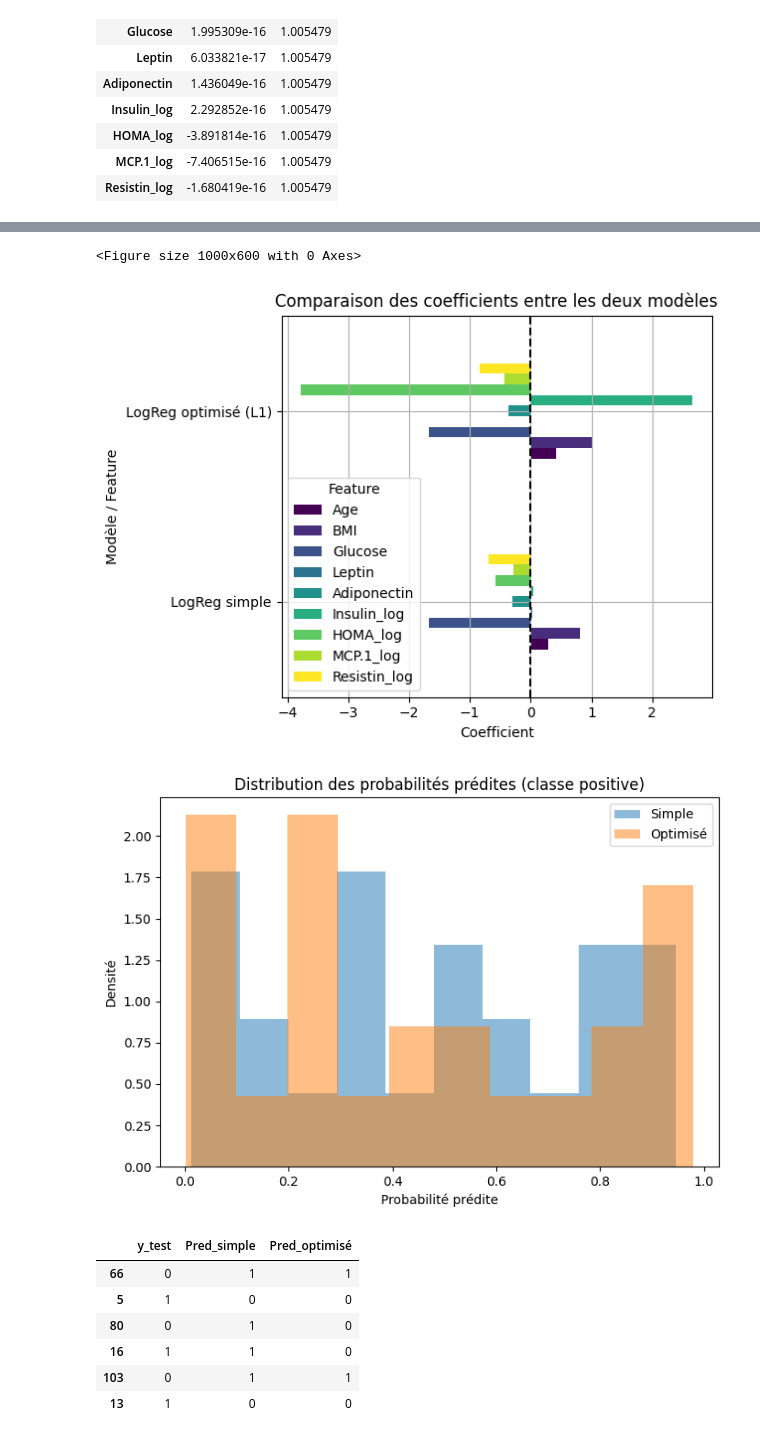
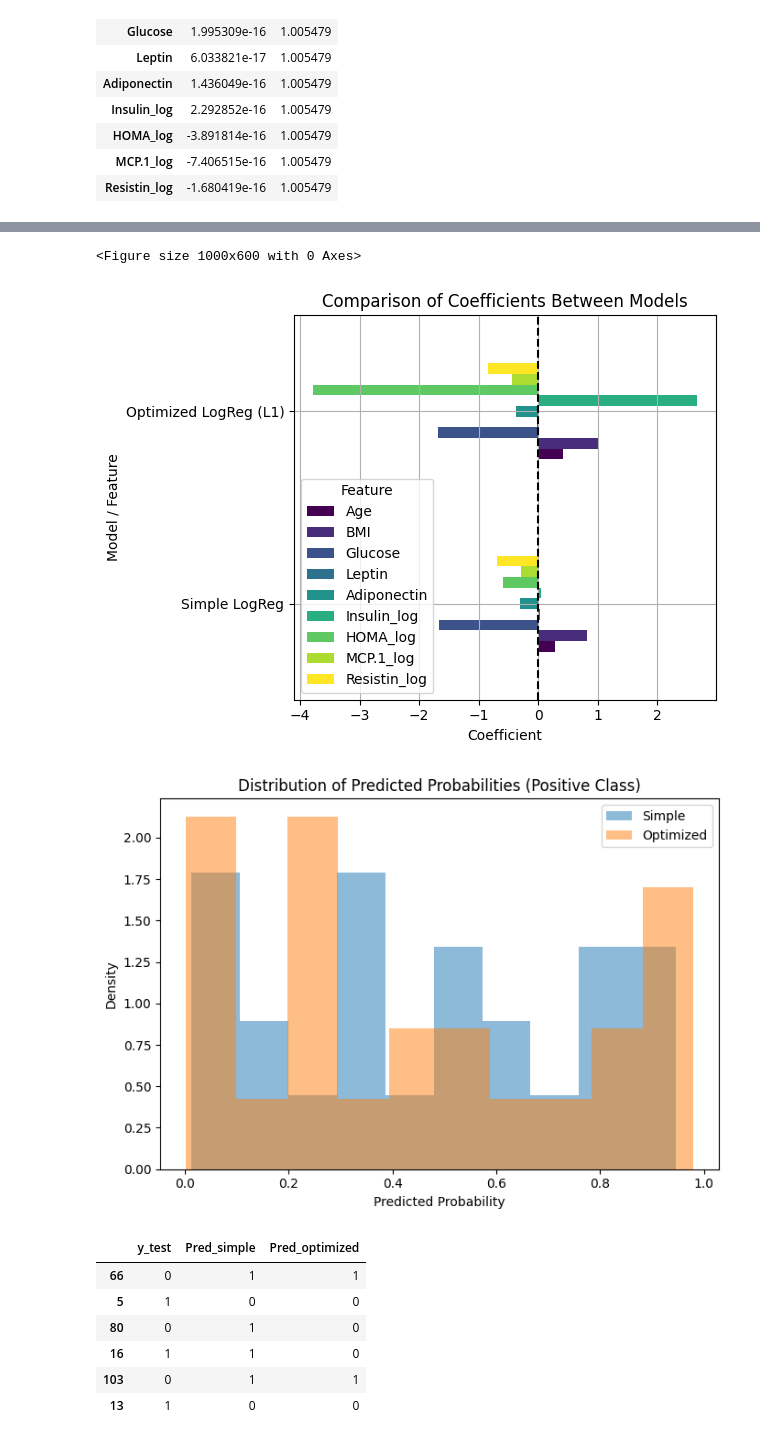
Before and after one commit to ErwanR123/breast-cancer-detection, a Jupyter notebook: logistic_regression.ipynb, the cells around one changed output, grey strips where cells are left out. Cells and saved outputs as stored; diff of their text form; code cells hidden in the pictures.

```diff
--- a/logistic_regression.ipynb
+++ b/logistic_regression.ipynb
@@ -820,13 +825,13 @@ Cette évaluation confirme que la régression logistique constitue un **modèle
 # %%
-from sklearn.metrics import (roc_auc_score)
+from sklearn.metrics import roc_auc_score
 
-# 1. Calcul des probabilités
+# 1. Compute predicted probabilities
 y_proba_simple = logreg_simple.predict_proba(X_test_scaled)[:, 1]
 y_proba_best = best_logreg.predict_proba(X_test_scaled)[:, 1]
 
-# 2. Récapitulatif des scores
+# 2. Summary of scores
 results = pd.DataFrame({
-    'Modèle': ['LogReg simple', 'LogReg optimisé (L1, C=100)'],
+    'Model': ['Simple LogReg', 'Optimized LogReg (L1, C=100)'],
     'Accuracy': [
         accuracy_score(y_test, y_pred_simple),
         accuracy_score(y_test, y_pred_best)
@@ -842,58 +847,58 @@ results = pd.DataFrame({
 })
 print(results.round(3))
 
-# 3. Courbes ROC superposées
+# 3. Overlaid ROC curves
 fpr_simple, tpr_simple, _ = roc_curve(y_test, y_proba_simple)
 fpr_best, tpr_best, _ = roc_curve(y_test, y_proba_best)
 
 plt.figure(figsize=(8, 6))
 plt.plot(fpr_simple, tpr_simple, '--', label=f'Simple (AUC={roc_auc_score(y_test, y_proba_simple):.2f})')
-plt.plot(fpr_best, tpr_best, '-', label=f'Optimisé (AUC={roc_auc_score(y_test, y_proba_best):.2f})')
+plt.plot(fpr_best, tpr_best, '-', label=f'Optimized (AUC={roc_auc_score(y_test, y_proba_best):.2f})')
 plt.plot([0, 1], [0, 1], linestyle=':', color='grey')
-plt.title("Comparaison des courbes ROC")
-plt.xlabel("Taux de faux positifs (FPR)")
-plt.ylabel("Taux de vrais positifs (TPR)")
+plt.title("ROC Curve Comparison")
+plt.xlabel("False Positive Rate (FPR)")
+plt.ylabel("True Positive Rate (TPR)")
 plt.legend()
 plt.grid(True)
 plt.tight_layout()
 plt.show()
 
-# 4. Comparaison des coefficients
+# 4. Comparison of coefficients
 coef_df = pd.DataFrame({
     'Feature': X_train_scaled.columns,
-    'LogReg simple': logreg_simple.coef_[0],
-    'LogReg optimisé (L1)': best_logreg.coef_[0]
+    'Simple LogReg': logreg_simple.coef_[0],
+    'Optimized LogReg (L1)': best_logreg.coef_[0]
 }).set_index('Feature')
 
 plt.figure(figsize=(10, 6))
 coef_df.T.plot(kind='barh', colormap='viridis')
 plt.axvline(x=0, color='black', linestyle='--')
-plt.title("Comparaison des coefficients entre les deux modèles")
+plt.title("Comparison of Coefficients Between Models")
 plt.xlabel("Coefficient")
-plt.ylabel("Modèle / Feature")
+plt.ylabel("Model / Feature")
 plt.grid(True)
 plt.tight_layout()
 plt.show()
 
-# 5. Distribution des probabilités prédites (classe 1)
+# 5. Distribution of predicted probabilities (class 1)
 plt.figure(figsize=(7, 5))
 plt.hist(y_proba_simple, bins=10, alpha=0.5, label="Simple", density=True)
-plt.hist(y_proba_best, bins=10, alpha=0.5, label="Optimisé", density=True)
-plt.title("Distribution des probabilités prédites (classe positive)")
-plt.xlabel("Probabilité prédite")
-plt.ylabel("Densité")
+plt.hist(y_proba_best, bins=10, alpha=0.5, label="Optimized", density=True)
+plt.title("Distribution of Predicted Probabilities (Positive Class)")
+plt.xlabel("Predicted Probability")
+plt.ylabel("Density")
 plt.legend()
 plt.tight_layout()
 plt.show()
 
-# 6. Analyse des erreurs par individu
-erreurs = pd.DataFrame({
+# 6. Analysis of errors per individual
+errors = pd.DataFrame({
     'y_test': y_test.values,
     'Pred_simple': y_pred_simple,
-    'Pred_optimisé': y_pred_best
+    'Pred_optimized': y_pred_best
 }, index=y_test.index)
 
-# Afficher uniquement les cas mal classés par au moins un des deux modèles
-diff = erreurs.query("Pred_simple != y_test or Pred_optimisé != y_test")
+# Display only cases misclassified by at least one model
+diff = errors.query("Pred_simple != y_test or Pred_optimized != y_test")
 display(diff)
 # %% [output]
@@ -904,7 +909,7 @@ display(diff)
 <Figure size 1000x600 with 0 Axes>
-[figure, old version]
+[figure, new version]
-[figure, old version]
+[figure, new version]
-|  | y_test | Pred_simple | Pred_optimisé |
+|  | y_test | Pred_simple | Pred_optimized |
 | 66 | 0 | 1 | 1 |
 | 5 | 1 | 0 | 0 |
 | 80 | 0 | 1 | 0 |
```
Also changed, not shown: parts of 39 cells of this notebook.
